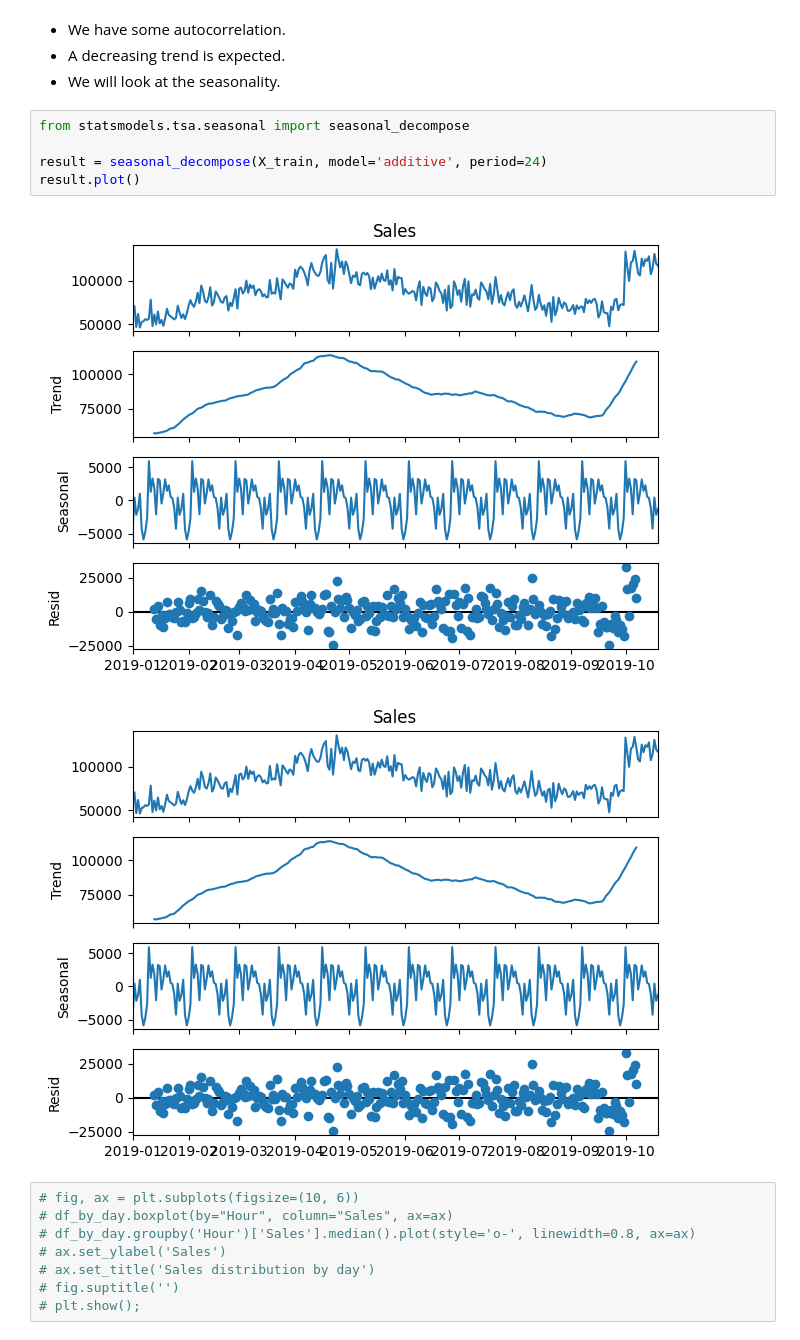
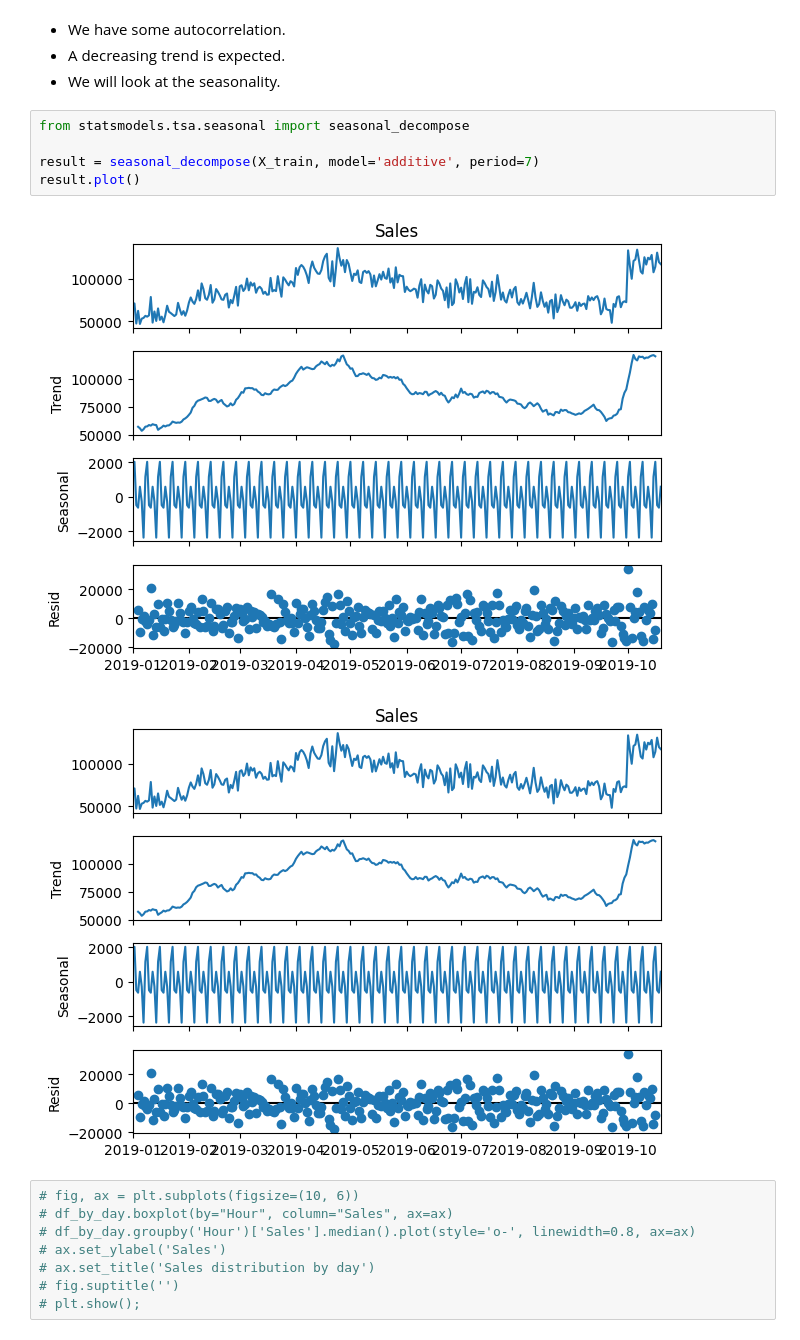
Before and after one commit to AllDataers/SalesPredictionGroupe4, a Jupyter notebook: notebooks/ml_prediction.ipynb, the cells around one changed output. Cells and saved outputs as stored; diff of their text form.

```diff
--- a/notebooks/ml_prediction.ipynb
+++ b/notebooks/ml_prediction.ipynb
@@ -76,11 +90,11 @@ plot_acf(X_train, lags=30, alpha=0.05)
 # %%
 from statsmodels.tsa.seasonal import seasonal_decompose
 
-result = seasonal_decompose(X_train, model='additive', period=24)
+result = seasonal_decompose(X_train, model='additive', period=7)
 result.plot()
 # %% [output]
-[figure, old version]
+[figure, new version]
-[figure, old version]
+[figure, new version]
 # %%
 # fig, ax = plt.subplots(figsize=(10, 6))
 # df_by_day.boxplot(by="Hour", column="Sales", ax=ax)
```
Also changed, not shown: parts of 11 cells of this notebook.
